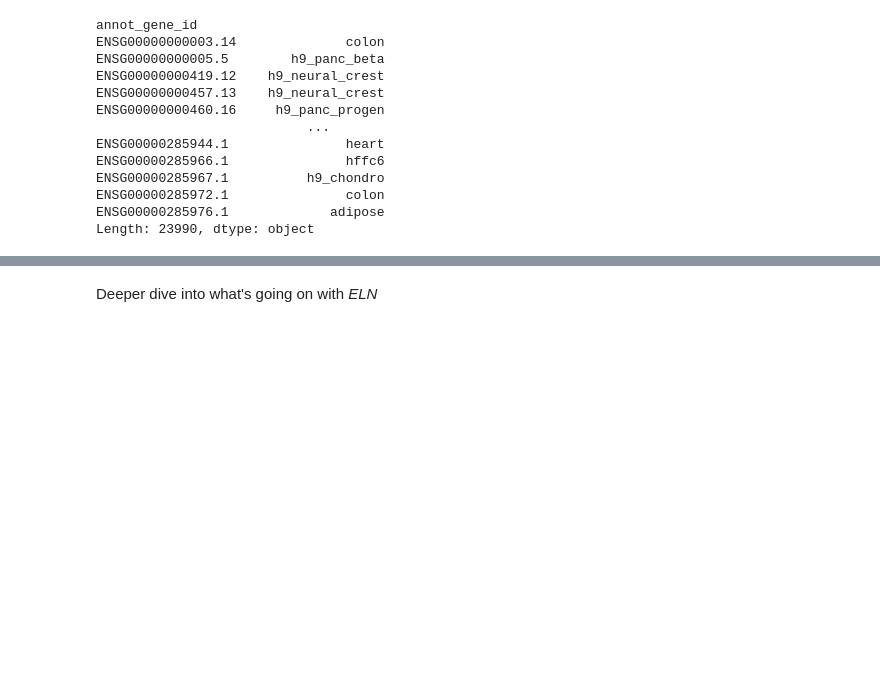
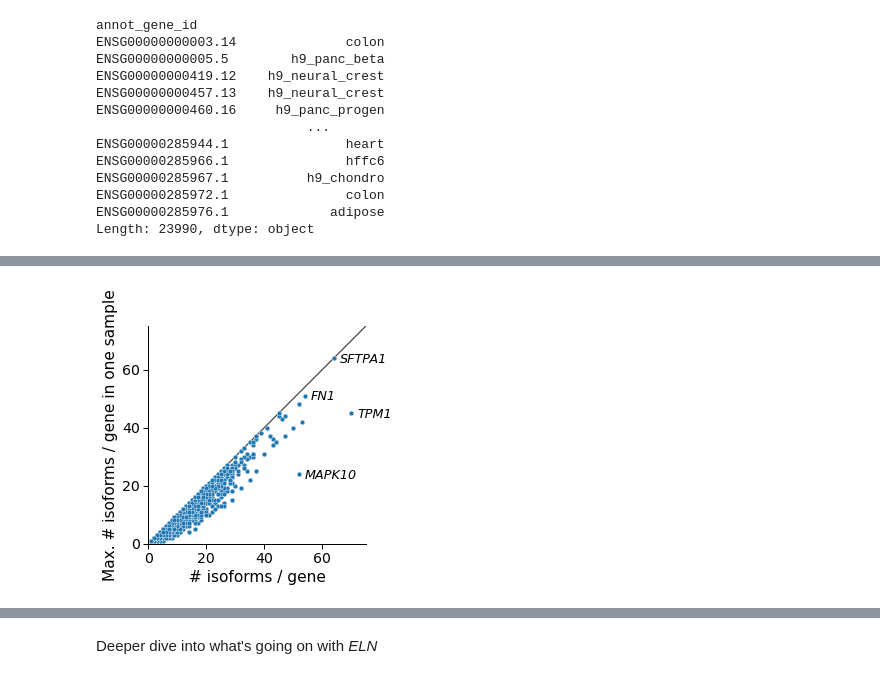
Before and after one commit to fairliereese/rnawg, a Jupyter notebook: lr_bulk/talon/iso_det.ipynb, the cells around one changed output, grey strips where cells are left out. Saved outputs shown, nothing was run; the diff lists cells and outputs as text; code cells hidden in the pictures; blank space fills up the shorter version.

```diff
--- a/lr_bulk/talon/iso_det.ipynb
+++ b/lr_bulk/talon/iso_det.ipynb
@@ -391,0 +480,7 @@ Max # isoforms / gene / sample: 134
+# %%
+df = pd.read_csv('human_talon_abundance_filtered.tsv', sep='\t')
+df = get_isos_per_gene(df,
+                       min_tpm=1,
+                       gene_subset='polya',
+                       groupby='all',
+                       nov=['Known', 'NIC', 'NNC'])
@@ -391,0 +498,2 @@ Max # isoforms / gene / sample: 134
+# %%
+df = max_isos.merge(df, left_index=True, right_index=True)
@@ -391,0 +510,6 @@ Max # isoforms / gene / sample: 134
+# %%
+# get gene name to display on scatterplot
+gene_df = pd.read_csv('human_talon_abundance.tsv', sep='\t')
+gene_df = gene_df[['annot_gene_id', 'annot_gene_name']].drop_duplicates()
+df = df.merge(gene_df, how='left', left_index=True, right_on='annot_gene_id')
+df.head()
@@ -391,0 +523,39 @@ Max # isoforms / gene / sample: 134
+# %%
+opref = 'figures/human'
+
+sns.set_context('paper', font_scale=1.6)
+ax = sns.scatterplot(data=df, x='all', y='count')
+
+ax.spines['right'].set_visible(False)
+ax.spines['top'].set_visible(False)
+xlim = (0,75)
+ylim = (0,75)
+ax.set(xlim=xlim, ylim=ylim)
+
+
+lims = [
+    np.min([ax.get_xlim(), ax.get_ylim()]),  # min of both axes
+    np.max([ax.get_xlim(), ax.get_ylim()]),  # max of both axes
+]
+
+# now plot both limits against eachother
+ax.plot(lims, lims, 'k-', alpha=0.75, zorder=0)
+ax.set_aspect('equal')
+ax.set_xlim(lims)
+ax.set_ylim(lims)
+
+# annotate genes that are kinda interesting
+genes = ['TPM1', 'MAPK10', 'FN1', 'SFTPA1']
+for g in genes:
+    x = df.loc[df.annot_gene_name == g, 'all'].values[0]+2
+    y = df.loc[df.annot_gene_name == g, 'count'].values[0]-1.5
+    plt.annotate(g, (x,y), fontsize='small', fontstyle='italic')
+
+xlabel = '# isoforms / gene'
+ylabel = 'Max. # isoforms / gene in one sample'
+_ = ax.set(xlabel=xlabel, ylabel=ylabel)
+
+fname = '{}_max_v_all_isos_per_gene.png'.format(opref)
+plt.savefig(fname, dpi=300, bbox_inches='tight')
+# %% [output]
+[figure, added]
```
Also changed, not shown: parts of 64 cells of this notebook, 3 other files.
